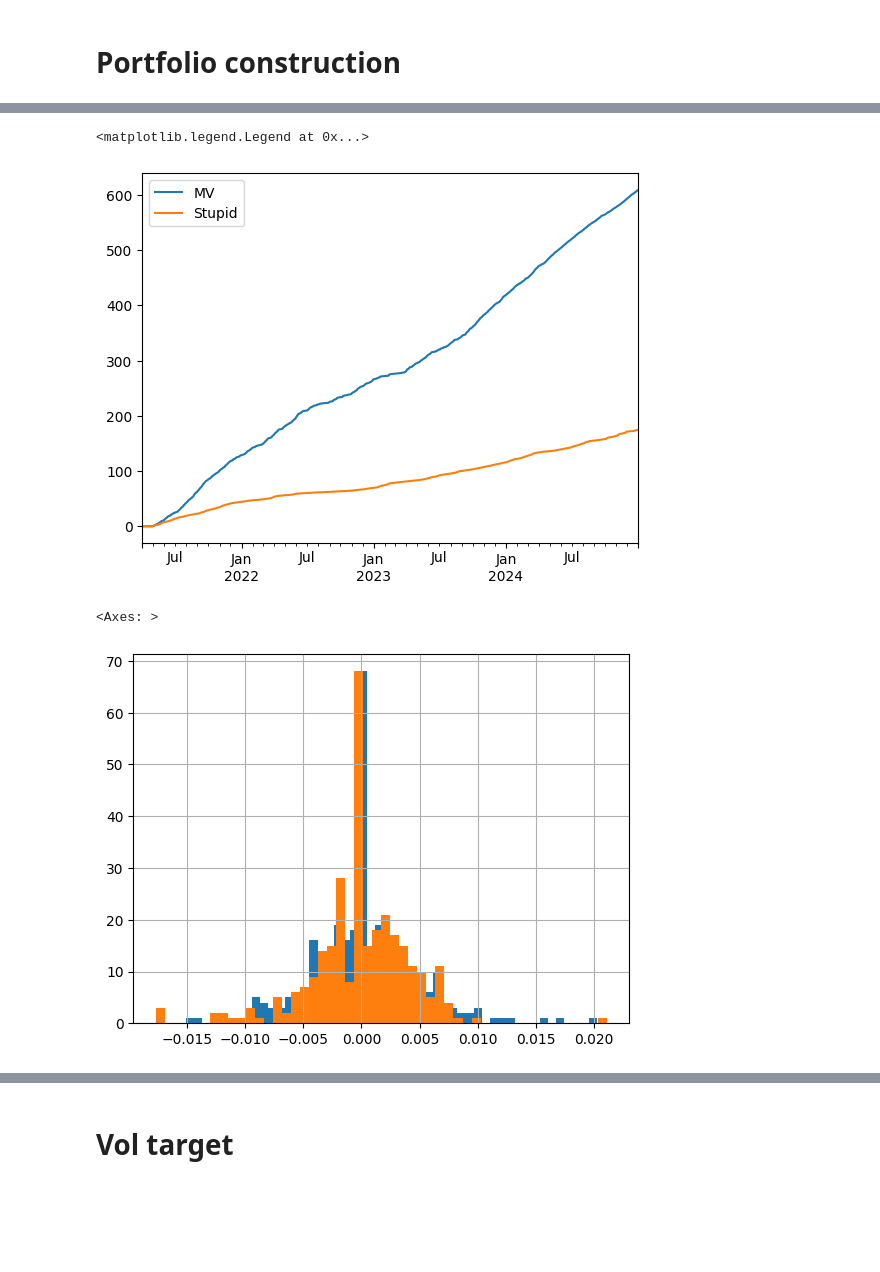
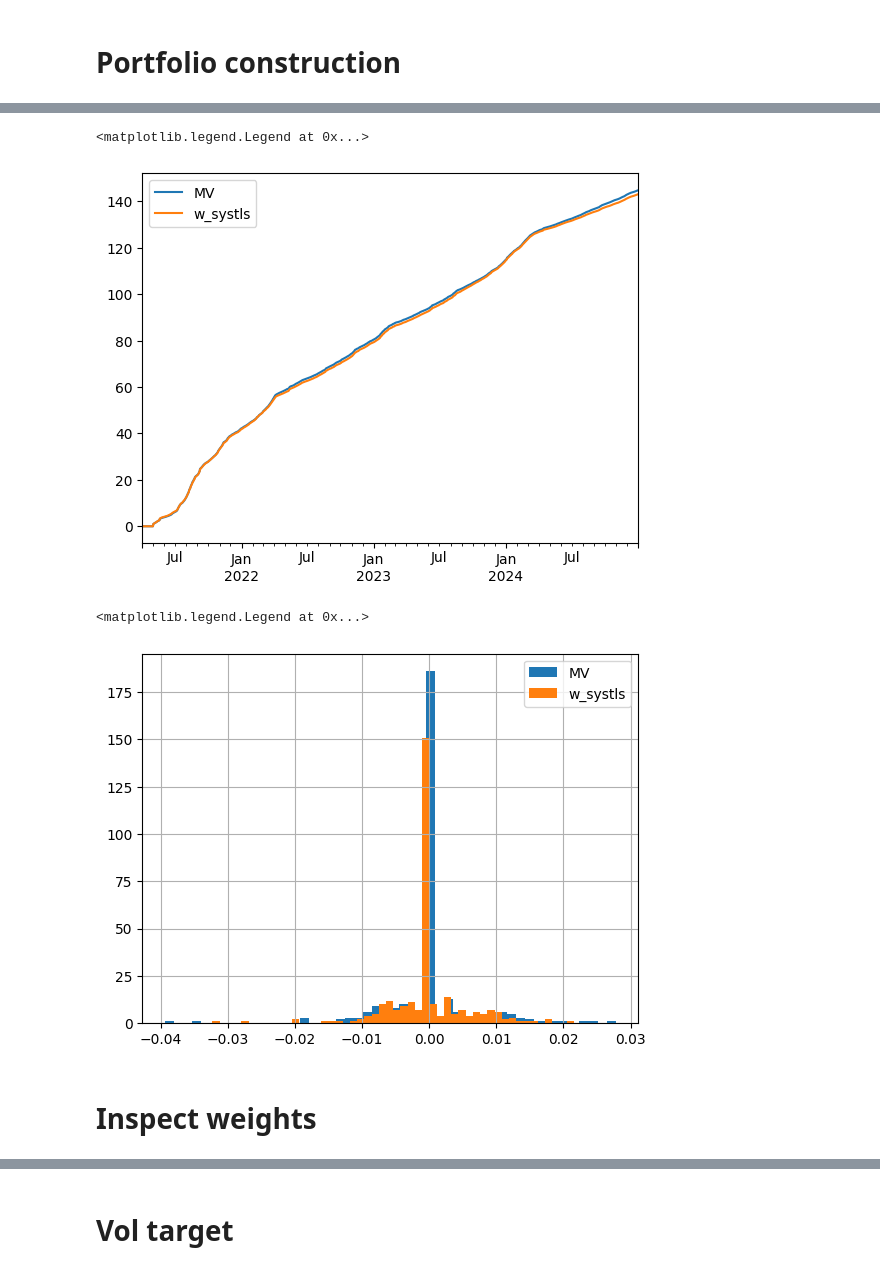
Before and after one commit to engineswap/strategy_manager, a Jupyter notebook: backtest_ols.ipynb, the cells around one changed output, grey strips where cells are left out. Drawn from its saved outputs; the diff is of its cells as text; code cells hidden in the pictures; blank space fills up the shorter version.

```diff
--- a/backtest_ols.ipynb
+++ b/backtest_ols.ipynb
@@ -6,10 +6,11 @@ import pandas as pd
 import numpy as np
 import matplotlib.pyplot as plt
 from sklearn.covariance import LedoitWolf   # falls back to sample cov below
+import statsmodels.api as sm
 
-path = "C:/Users/itataurov/Desktop/ccxt_data/data_parsed/1d/technical/binance/joined/binance_perps_joined.parquet"
+path = "C:/Users/itataurov.KORECAPITAL/Desktop/ccxt_data/data_parsed/1d/technical/binance/joined/binance_perps_joined.parquet"
 
-df = pd.read_parquet(path)
+df = pd.read_parquet(path, engine='pyarrow')
 df = df.sort_values(by=['datetime'])
 first_idx = df['fundingRate'].first_valid_index() # important to see when stuff began trading
 df = df.loc[first_idx:]
@@ -149,0 +191,29 @@ Adding prediction target...
+# %%
+import matplotlib.pyplot as plt
+
+signals = [
+    "tt_2p_ewm",
+    "bolmom",
+    "buy_volume_ratio",
+    "funding_volatility",
+    "ls_ratio",
+    "close"
+]
+
+n = len(signals)
+ncols = 2
+nrows = (n + ncols - 1) // ncols
+
+fig, axes = plt.subplots(nrows=nrows, ncols=ncols, figsize=(12, 8), sharex=True)
+axes = axes.flatten()
+
+for ax, sig in zip(axes, signals):
+    btc[sig].plot(ax=ax, title=sig)
+    ax.set_ylabel(sig)
+
+# Hide unused axes if signals doesn’t fill the grid
+for ax in axes[n:]:
+    ax.set_visible(False)
+
+plt.tight_layout()
+plt.show()
@@ -635,13 +790,17 @@ Turnover (MV): 0.443731686098395
 # %%
 w_mv.diff().abs().sum(axis=1).cumsum().plot()
-w_stupid.diff().abs().sum(axis=1).cumsum().plot()
-plt.legend(["MV","Stupid"])
+w_systls.diff().abs().sum(axis=1).cumsum().plot()
+plt.legend(["MV","w_systls"])
 # %% [output]
 <matplotlib.legend.Legend at 0x...>
-[figure, old version]
+[figure, new version]
 # %%
-w_mv.iloc[-100].sort_values().hist(bins=50)
-w_stupid.iloc[-100].sort_values().hist(bins=50)
+w_mv.iloc[-500].sort_values().hist(bins=50)
+w_systls.iloc[-500].sort_values().hist(bins=50)
+
+plt.legend(["MV", "w_systls"])
 # %% [output]
-<Axes: >
+<matplotlib.legend.Legend at 0x...>
-[figure, old version]
+[figure, new version]
+# %% [markdown]
+# Inspect weights
```
Also changed, not shown: parts of 23 cells of this notebook, 2 other files.
